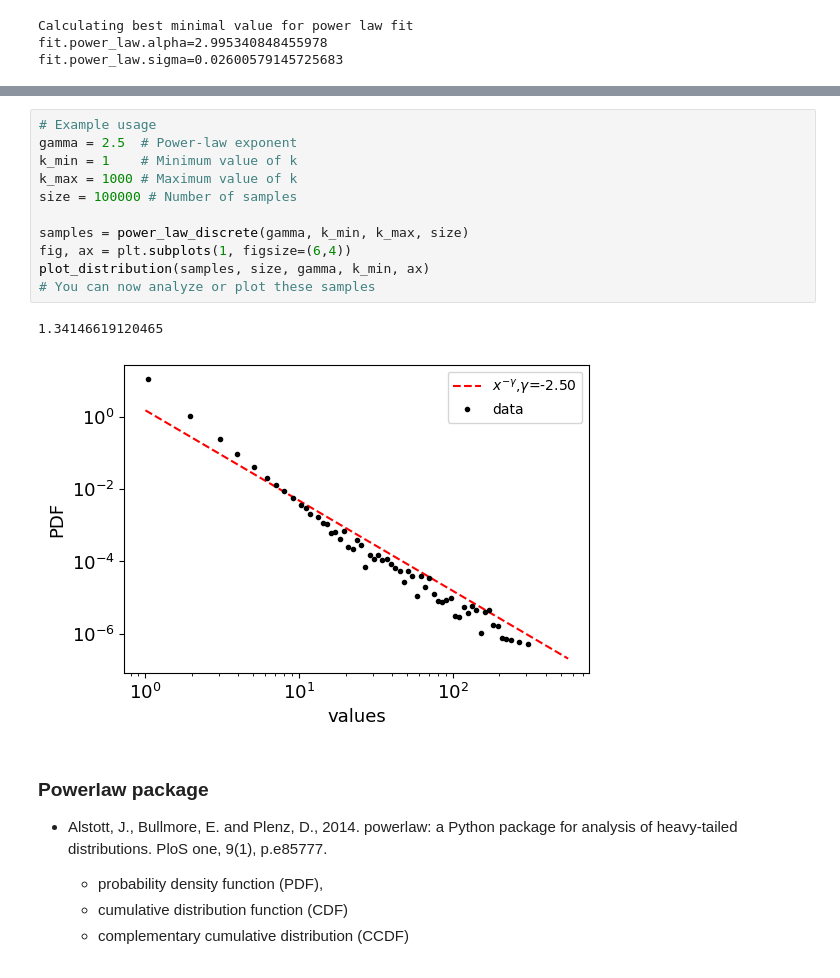
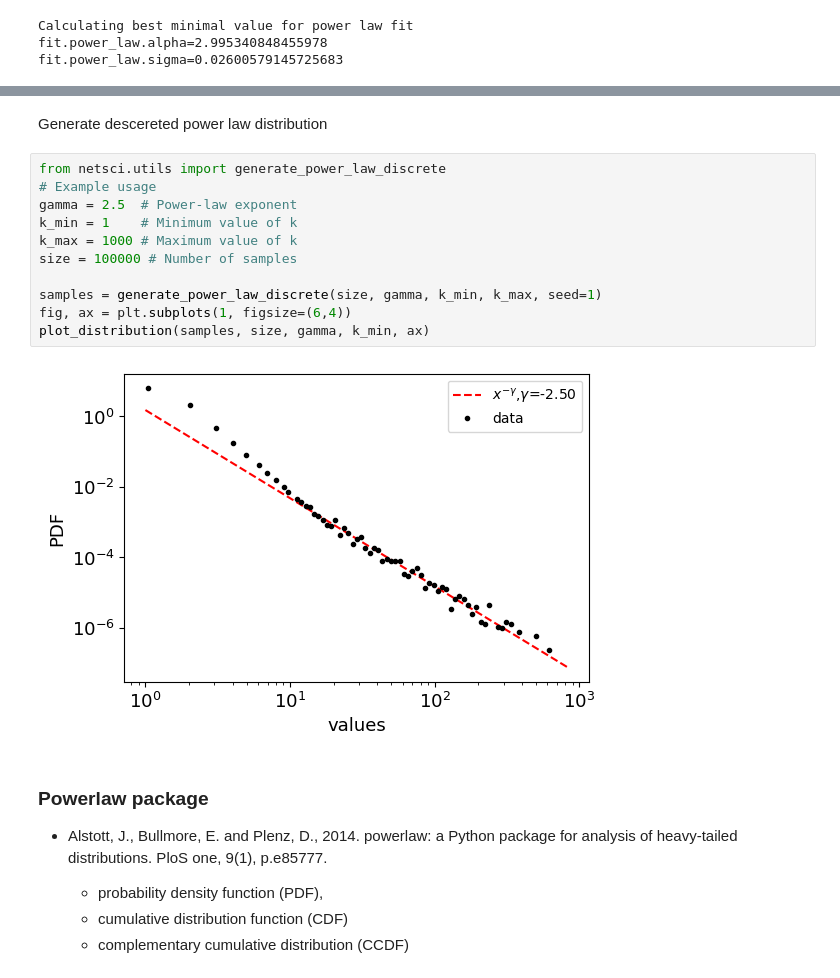
Before and after one commit to Ziaeemehr/netsci, a Jupyter notebook: examples/chap_04.ipynb, the cells around one changed output, grey strips where cells are left out. Cells and saved outputs as stored; diff of their text form.

```diff
--- a/examples/chap_04.ipynb
+++ b/examples/chap_04.ipynb
@@ -237,17 +201,18 @@ def power_law_discrete(gamma, k_min, k_max, size=1):
+# %% [markdown]
+Generate descereted power law distribution
 # %%
+from netsci.utils import generate_power_law_discrete
 # Example usage
 gamma = 2.5  # Power-law exponent
 k_min = 1    # Minimum value of k
 k_max = 1000 # Maximum value of k
 size = 100000 # Number of samples
 
-samples = power_law_discrete(gamma, k_min, k_max, size)
+samples = generate_power_law_discrete(size, gamma, k_min, k_max, seed=1)
 fig, ax = plt.subplots(1, figsize=(6,4))
 plot_distribution(samples, size, gamma, k_min, ax)
-# You can now analyze or plot these samples
 # %% [output]
-1.34146619120465
-[figure, old version]
+[figure, new version]
 # %% [markdown]
 ### Powerlaw package
 
```
Also changed, not shown: parts of 3 cells of this notebook, 1 other file.
